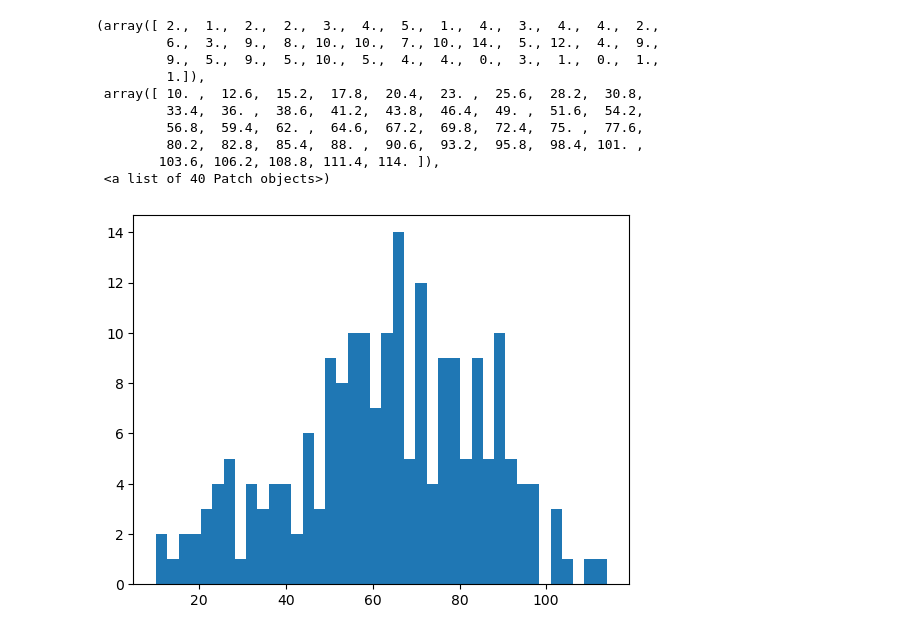
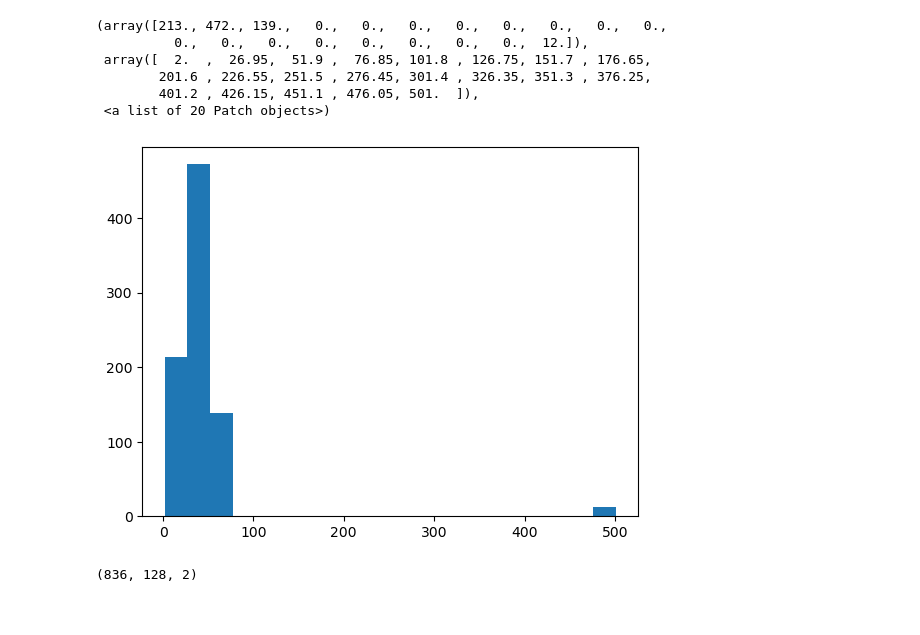
Before and after one commit to yanweiw/RoCUS, a Jupyter notebook: navigation/test_ds.ipynb, the cells around one changed output. Saved outputs shown, nothing was run; the diff lists cells and outputs as text; code cells hidden in the pictures.

```diff
--- a/navigation/test_ds.ipynb
+++ b/navigation/test_ds.ipynb
@@ -119,12 +50,0 @@ plt.show()
-# %%
-traj_data = []
-while len(traj_data) < 100:
-    try:
-        rand_x = random.uniform(-1.2, 1.2)
-        rand_y = random.uniform(-1.2, 1.2)
-        env.sim.reset([rand_x, rand_y])
-        env.t = 0
-        traj = ds_controller.get_trajectory(env)
-        traj_data.append(traj)
-    except: # the reset position is not in the free space
-        pass
@@ -164,4 +51,5 @@ np.save('background.npy', plot_array)
 # %%
+# rollouts from grid starts
 sample_res = 32
 a = np.linspace(-1.0, 1.0, sample_res)
 b = np.linspace(-1.0, 1.0, sample_res)
@@ -169,14 +57,13 @@ A, B = np.meshgrid(a, b)
 AB = np.array([A.flatten(), B.flatten()]).T
 
 traj_data = []
-for start in AB[:-1]: # remove the last entry which coincides with the goal
-    try:
+traj_lens = []
+for start in AB:
+    try: # at least one traj will give error when the start and the goal coincide
         env.sim.reset(start)
         env.t = 0
         traj = ds_controller.get_trajectory(env)
-        if len(traj) < 500:
-            assert len(traj) < 128, 'traj length longer than 128'
-            traj = np.pad(traj, pad_width=((0, 128-len(traj)), (0, 0)), mode='edge')
-            traj_data.append(traj)
+        traj_lens.append(len(traj))
+        traj_data.append(traj)
     except: # the reset position is not in the free space
         continue
@@ -183,11 +80,0 @@ for start in AB[:-1]: # remove the last entry which coincides with the goal
-# %%
-res = 100
-plt.imshow(env.arena.occ_grid, origin='lower', extent=[-1.2, 1.2, -1.2, 1.2], cmap='binary')
-plt.streamplot(XY[:, 0].reshape(res, res), XY[:, 1].reshape(res, res), UV[:, 0].reshape(res, res), UV[:, 1].reshape(res, res), color=[0, 0, 0, 0.1])
-traj_lens = []
-traj_longer = []
-for traj in traj_data:
-    plt.plot(traj[:, 0], traj[0:, 1], alpha=0.2)
-    traj_lens.append(len(traj))
-    if len(traj) > 100:
-        traj_longer.append(traj)
@@ -201,14 +94,10 @@ traj_data.shape
 # %%
-plt.hist(traj_lens, bins=40)
+plt.hist(traj_lens, bins=20)
 # %% [output]
-(array([ 2.,  1.,  2.,  2.,  3.,  4.,  5.,  1.,  4.,  3.,  4.,  4.,  2.,
-         6.,  3.,  9.,  8., 10., 10.,  7., 10., 14.,  5., 12.,  4.,  9.,
-         9.,  5.,  9.,  5., 10.,  5.,  4.,  4.,  0.,  3.,  1.,  0.,  1.,
-         1.]),
- array([ 10. ,  12.6,  15.2,  17.8,  20.4,  23. ,  25.6,  28.2,  30.8,
-         33.4,  36. ,  38.6,  41.2,  43.8,  46.4,  49. ,  51.6,  54.2,
-         56.8,  59.4,  62. ,  64.6,  67.2,  69.8,  72.4,  75. ,  77.6,
-         80.2,  82.8,  85.4,  88. ,  90.6,  93.2,  95.8,  98.4, 101. ,
-        103.6, 106.2, 108.8, 111.4, 114. ]),
- <a list of 40 Patch objects>)
+(array([213., 472., 139.,   0.,   0.,   0.,   0.,   0.,   0.,   0.,   0.,
+          0.,   0.,   0.,   0.,   0.,   0.,   0.,   0.,  12.]),
+ array([  2.  ,  26.95,  51.9 ,  76.85, 101.8 , 126.75, 151.7 , 176.65,
+        201.6 , 226.55, 251.5 , 276.45, 301.4 , 326.35, 351.3 , 376.25,
+        401.2 , 426.15, 451.1 , 476.05, 501.  ]),
+ <a list of 20 Patch objects>)
-[figure, old version]
+[figure, new version]
@@ -214,0 +139,15 @@ plt.hist(traj_lens, bins=40)
+# %%
+# pad traj
+padded_traj_data = []
+for traj in traj_data:
+    if len(traj) < 128:
+#     assert len(traj) < 128, 'traj length longer than 128'
+        padded_traj = np.pad(traj, pad_width=((0, 128-len(traj)), (0, 0)), mode='edge')
+    else:
+        padded_traj = traj[:128, :]
+    padded_traj_data.append(padded_traj)
+
+padded_traj_data = np.stack(padded_traj_data)
+padded_traj_data.shape
+# %% [output]
+(836, 128, 2)
```
Also changed, not shown: parts of 13 cells of this notebook, 4 other files.
